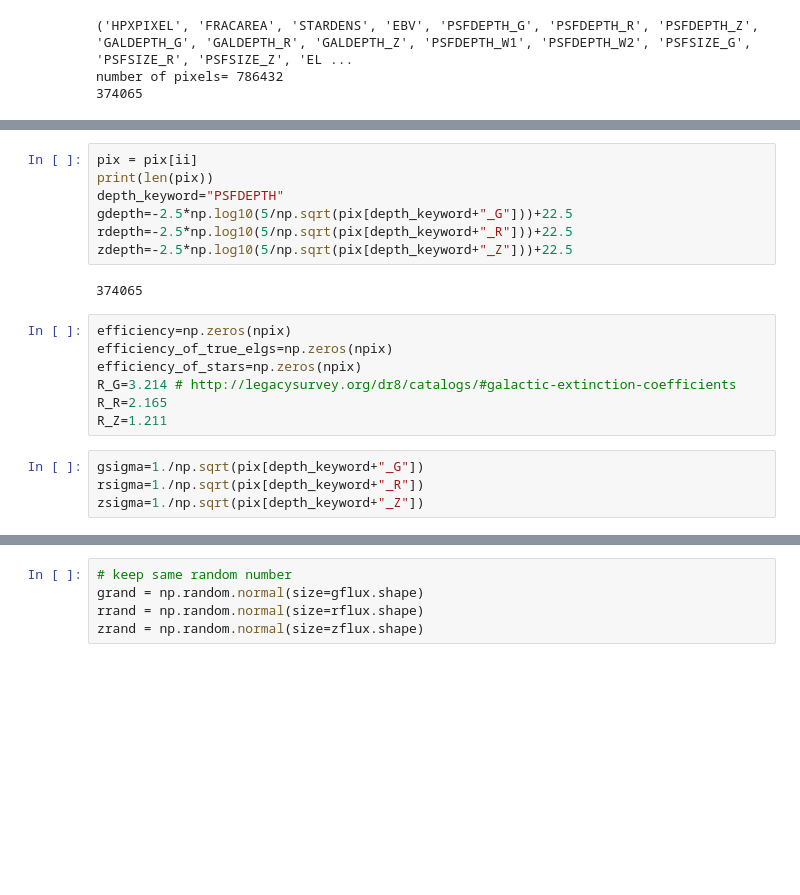
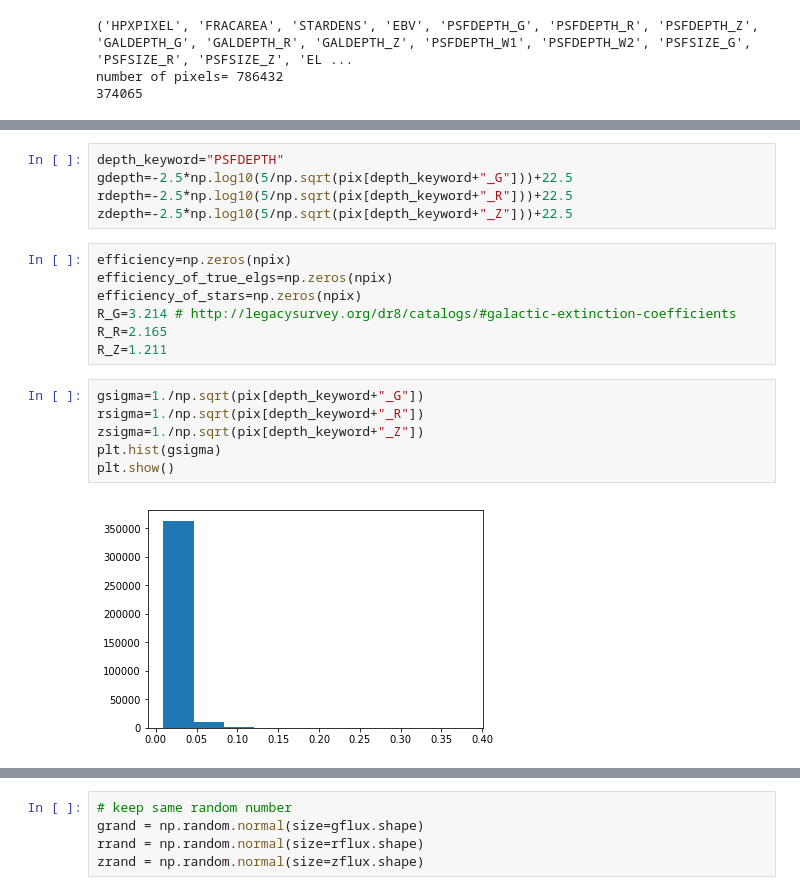
Before and after one commit to desihub/LSS, a Jupyter notebook: Sandbox/MCeff.ipynb, the cells around one changed output, grey strips where cells are left out. Cells and saved outputs as stored; diff of their text form; blank space fills up the shorter version.

```diff
--- a/Sandbox/MCeff.ipynb
+++ b/Sandbox/MCeff.ipynb
@@ -130,12 +140,8 @@ number of pixels= 786432
 # %%
-pix = pix[ii]
-print(len(pix))
 depth_keyword="PSFDEPTH"
 gdepth=-2.5*np.log10(5/np.sqrt(pix[depth_keyword+"_G"]))+22.5
 rdepth=-2.5*np.log10(5/np.sqrt(pix[depth_keyword+"_R"]))+22.5
 zdepth=-2.5*np.log10(5/np.sqrt(pix[depth_keyword+"_Z"]))+22.5
-# %% [output]
-374065
 # %%
 efficiency=np.zeros(npix)
 efficiency_of_true_elgs=np.zeros(npix)
@@ -146,4 +152,8 @@ R_Z=1.211
 # %%
 gsigma=1./np.sqrt(pix[depth_keyword+"_G"])
 rsigma=1./np.sqrt(pix[depth_keyword+"_R"])
 zsigma=1./np.sqrt(pix[depth_keyword+"_Z"])
+plt.hist(gsigma)
+plt.show()
+# %% [output]
+[figure, added]
```
Also changed, not shown: parts of 6 cells of this notebook.
